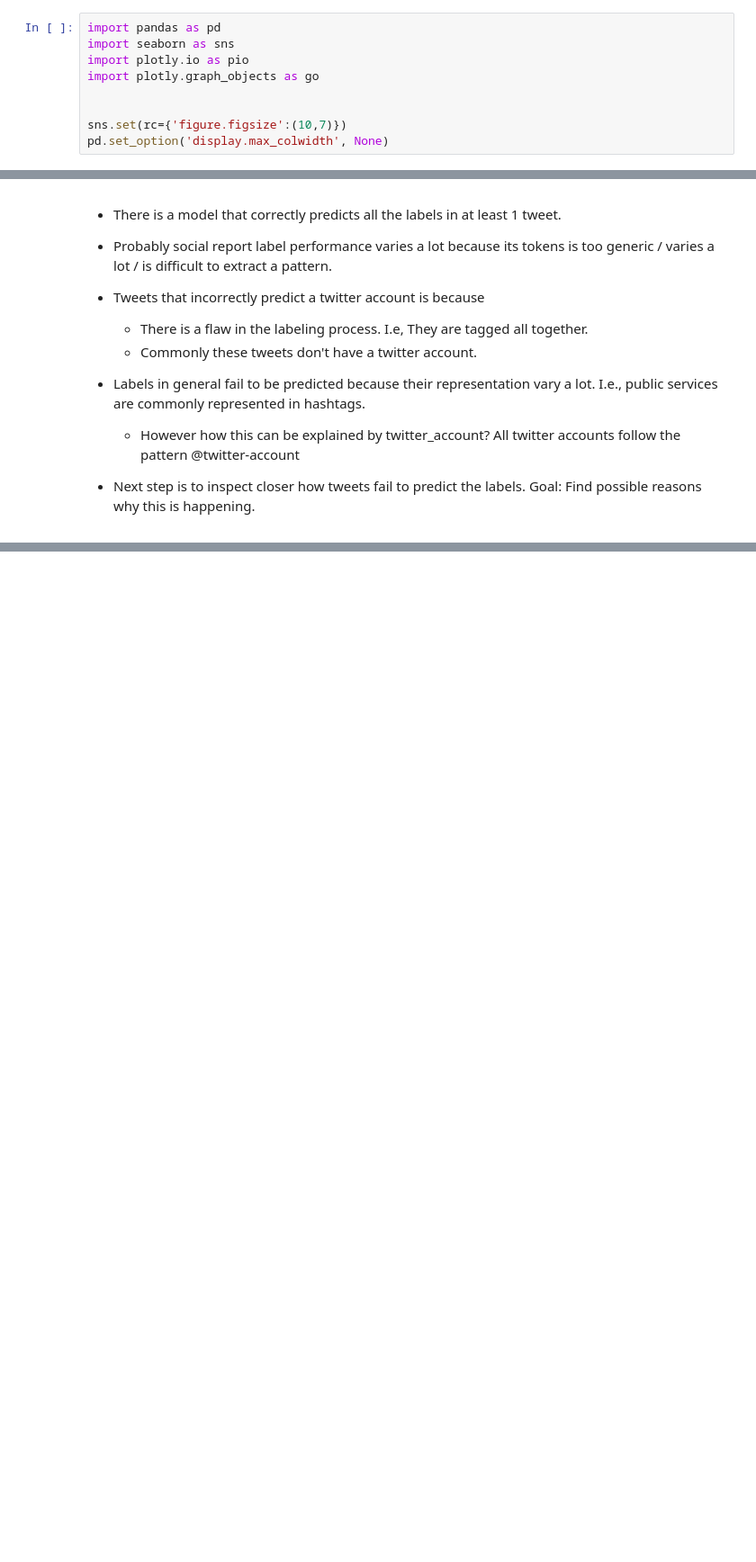
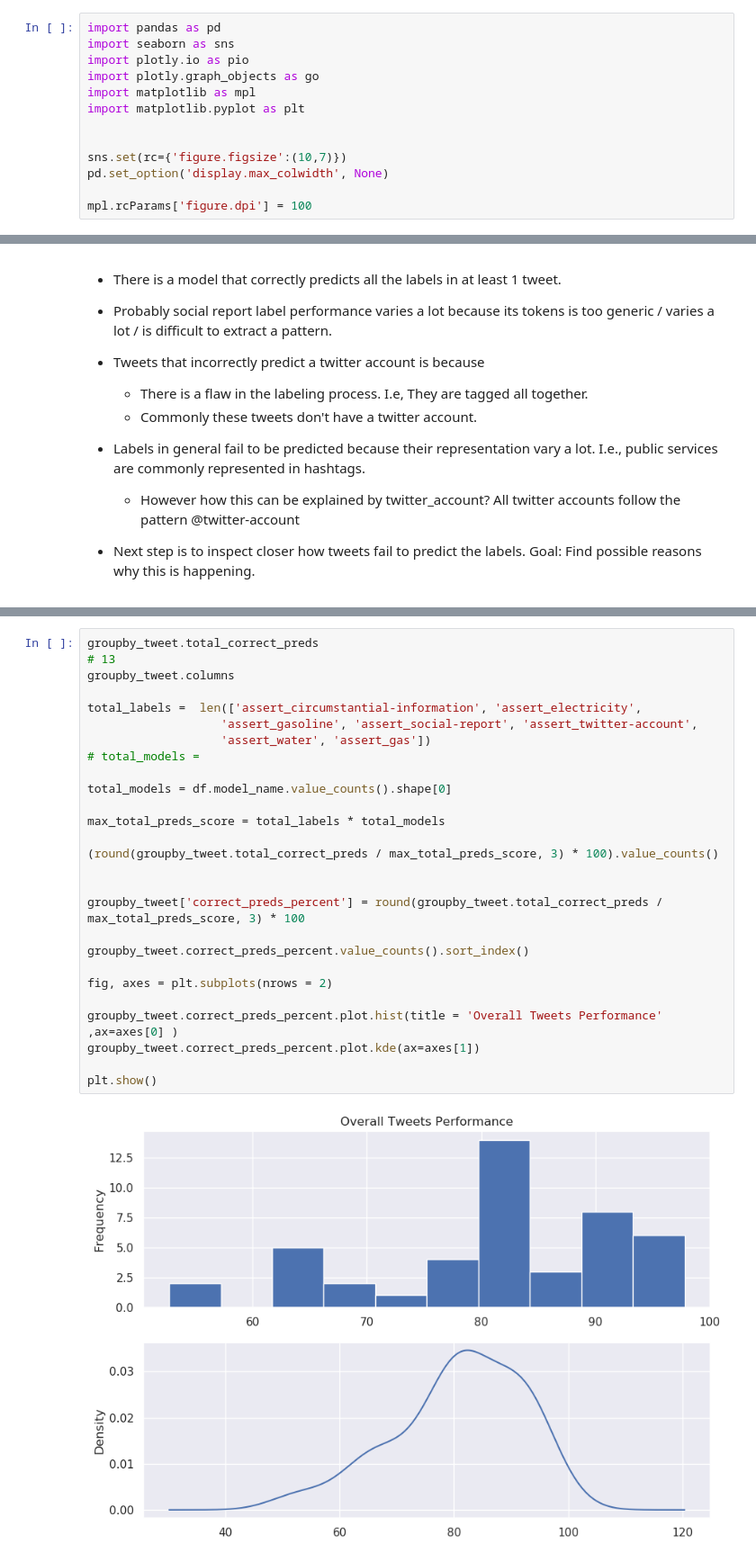
Before and after one commit to code-for-venezuela/c4v-py, a Jupyter notebook: data_analysis/Tagged Tweets Analysis.ipynb, the cells around one changed output, grey strips where cells are left out. Shown at 90% size. Drawn from its saved outputs; the diff is of its cells as text; blank space fills up the shorter version.

Commit message:
Second stage analysis tagged tweets

```diff
--- a/data_analysis/Tagged Tweets Analysis.ipynb
+++ b/data_analysis/Tagged Tweets Analysis.ipynb
@@ -5,10 +45,14 @@ import pandas as pd
 import seaborn as sns
 import plotly.io as pio
 import plotly.graph_objects as go
+import matplotlib as mpl
+import matplotlib.pyplot as plt
 
 
 sns.set(rc={'figure.figsize':(10,7)})
 pd.set_option('display.max_colwidth', None)
+
+mpl.rcParams['figure.dpi'] = 100
 # %%
 df = pd.read_csv('../helper_functions/reports/report-2020_06_28_072853-148t-analysis.csv')
 df.rename(columns = {'Unnamed: 0':'tweet_index'}, inplace = True)
@@ -184,0 +239,29 @@ Note: use the transpose
+# %%
+groupby_tweet.total_correct_preds
+# 13
+groupby_tweet.columns
+
+total_labels =  len(['assert_circumstantial-information', 'assert_electricity',
+                   'assert_gasoline', 'assert_social-report', 'assert_twitter-account',
+                   'assert_water', 'assert_gas'])
+# total_models =
+
+total_models = df.model_name.value_counts().shape[0]
+
+max_total_preds_score = total_labels * total_models
+
+(round(groupby_tweet.total_correct_preds / max_total_preds_score, 3) * 100).value_counts()
+
+
+groupby_tweet['correct_preds_percent'] = round(groupby_tweet.total_correct_preds / max_total_preds_score, 3) * 100
+
+groupby_tweet.correct_preds_percent.value_counts().sort_index()
+
+fig, axes = plt.subplots(nrows = 2)
+
+groupby_tweet.correct_preds_percent.plot.hist(title = 'Overall Tweets Performance' ,ax=axes[0] )
+groupby_tweet.correct_preds_percent.plot.kde(ax=axes[1])
+
+plt.show()
+# %% [output]
+[figure, added]
```
Also changed, not shown: parts of 8 cells of this notebook.
